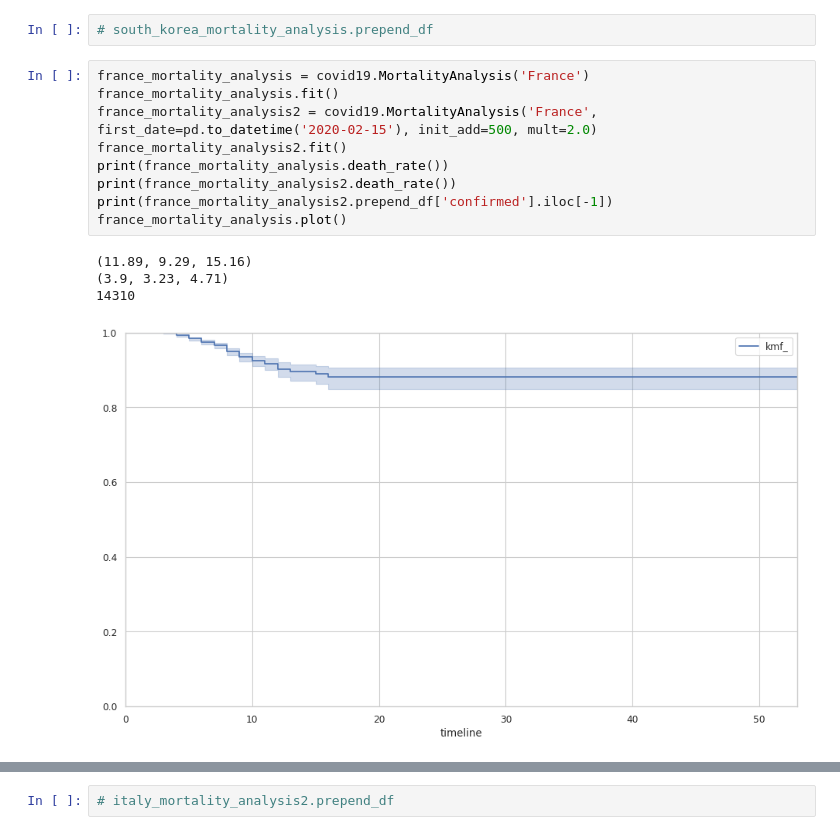
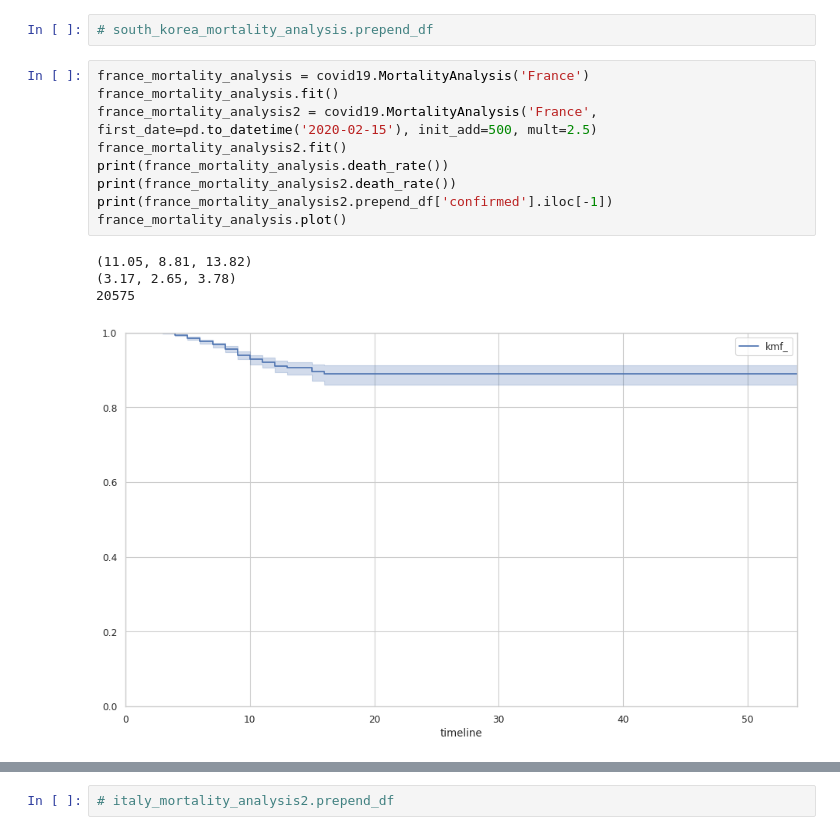
Before and after one commit to cs224/covid-19-data-analysis, a Jupyter notebook: covid-19-survival.ipynb, the cells around one changed output, grey strips where cells are left out. Saved outputs shown, nothing was run; the diff lists cells and outputs as text.

```diff
--- a/covid-19-survival.ipynb
+++ b/covid-19-survival.ipynb
@@ -171,17 +171,17 @@ south_korea_mortality_analysis.df.tail()
 # %%
 france_mortality_analysis = covid19.MortalityAnalysis('France')
 france_mortality_analysis.fit()
-france_mortality_analysis2 = covid19.MortalityAnalysis('France', first_date=pd.to_datetime('2020-02-15'), init_add=500, mult=2.0)
+france_mortality_analysis2 = covid19.MortalityAnalysis('France', first_date=pd.to_datetime('2020-02-15'), init_add=500, mult=2.5)
 france_mortality_analysis2.fit()
 print(france_mortality_analysis.death_rate())
 print(france_mortality_analysis2.death_rate())
 print(france_mortality_analysis2.prepend_df['confirmed'].iloc[-1])
 france_mortality_analysis.plot()
 # %% [output]
-(11.89, 9.29, 15.16)
-(3.9, 3.23, 4.71)
-14310
+(11.05, 8.81, 13.82)
+(3.17, 2.65, 3.78)
+20575
-[figure, old version]
+[figure, new version]
 # %%
 france_mortality_analysis.df.tail()
 # %% [output]
```
Also changed, not shown: parts of 18 cells of this notebook, 2 other files.
